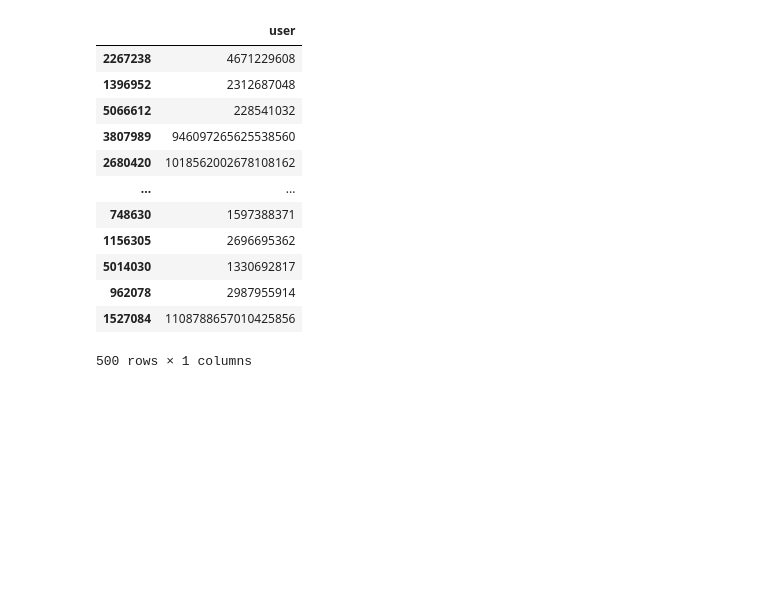
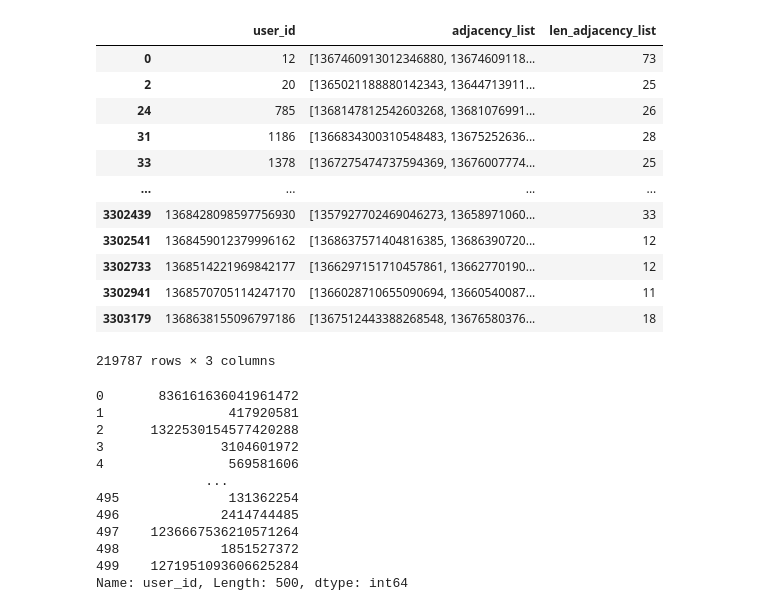
Before and after one commit to ramin-master-thesis/Evaluation-Suite, a Jupyter notebook: src/sample_users.ipynb, the cells around one changed output. Drawn from its saved outputs; the diff is of its cells as text; code cells hidden in the pictures; blank space fills up the shorter version.

```diff
--- a/src/sample_users.ipynb
+++ b/src/sample_users.ipynb
@@ -3,15 +17,32 @@ import pandas as pd
 # %%
 # Parameters
-data = "../data/tweets-dedupe.csv"
+data = "../../salsa/data/single_partition/partition_0/left_index.gzip"
 sample = 500
+number_of_interactions = 1
 output = "../data/users.json"
 # %%
 # Import users from dataset
-columns = ["user", "tweet", "interaction"]
-keep_columns = ["user"]
+keep_columns = [0, 1]
 
-df = pd.read_csv(data, names=columns, usecols=keep_columns)
-df = df.drop_duplicates()
+df = pd.read_parquet(data, columns=['adjacency_list', 'user_id'])
+df.reset_index(level=0, inplace=True)
+# %%
+df["len_adjacency_list"] = df["adjacency_list"].str.len()
+active_users = df[df["len_adjacency_list"] > number_of_interactions]["user_id"]
+# %% [output]
+|  | user_id | adjacency_list | len_adjacency_list |
+| 0 | 12 | [1367460913012346880, 13674609118... | 73 |
+| 2 | 20 | [1365021188880142343, 13644713911... | 25 |
+| 24 | 785 | [1368147812542603268, 13681076991... | 26 |
+| 31 | 1186 | [1366834300310548483, 13675252636... | 28 |
+| 33 | 1378 | [1367275474737594369, 13676007774... | 25 |
+| ... | ... | ... | ... |
+| 3302439 | 1368428098597756930 | [1357927702469046273, 13658971060... | 33 |
+| 3302541 | 1368459012379996162 | [1368637571404816385, 13686390720... | 12 |
+| 3302733 | 1368514221969842177 | [1366297151710457861, 13662770190... | 12 |
+| 3302941 | 1368570705114247170 | [1366028710655090694, 13660540087... | 11 |
+| 3303179 | 1368638155096797186 | [1367512443388268548, 13676580376... | 18 |
+219787 rows × 3 columns
 # %%
 # Sample users
 if sample:
@@ -19,18 +50,17 @@ if sample:
 # %%
 # Save results
-df.to_json(output, orient="table")
-df
+active_users.to_json(output, orient="table", index=False)
+active_users.reset_index(drop=True)
 # %% [output]
-|  | user |
-| 2267238 | 4671229608 |
-| 1396952 | 2312687048 |
-| 5066612 | 228541032 |
-| 3807989 | 946097265625538560 |
-| 2680420 | 1018562002678108162 |
-| ... | ... |
-| 748630 | 1597388371 |
-| 1156305 | 2696695362 |
-| 5014030 | 1330692817 |
-| 962078 | 2987955914 |
-| 1527084 | 1108788657010425856 |
-500 rows × 1 columns
+0       836161636041961472
+1                417920581
+2      1322530154577420288
+3               3104601972
+4                569581606
+              ...
+495              131362254
+496             2414744485
+497    1236667536210571264
+498             1851527372
+499    1271951093606625284
+Name: user_id, Length: 500, dtype: int64
```
Also changed, not shown: parts of 2 cells of this notebook, 8 other files.
